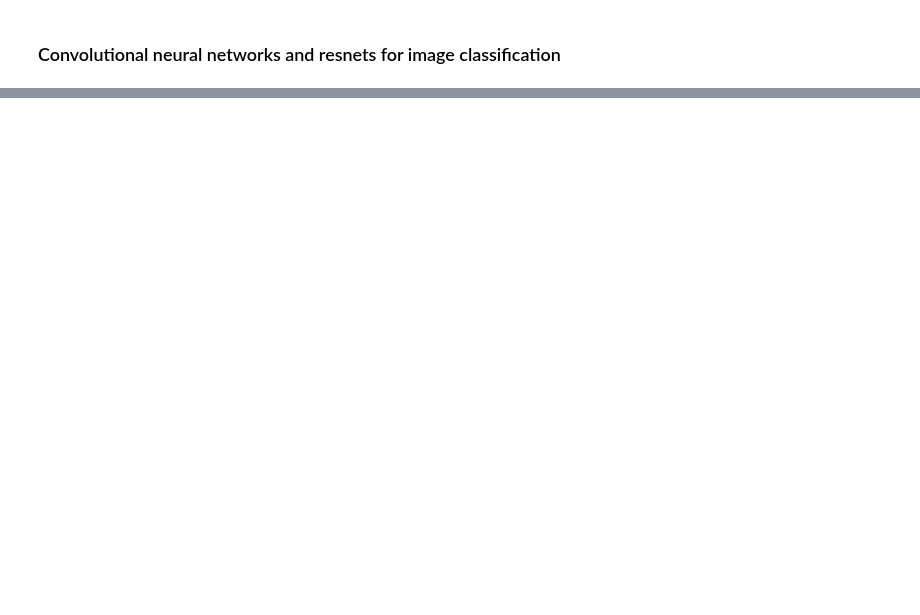
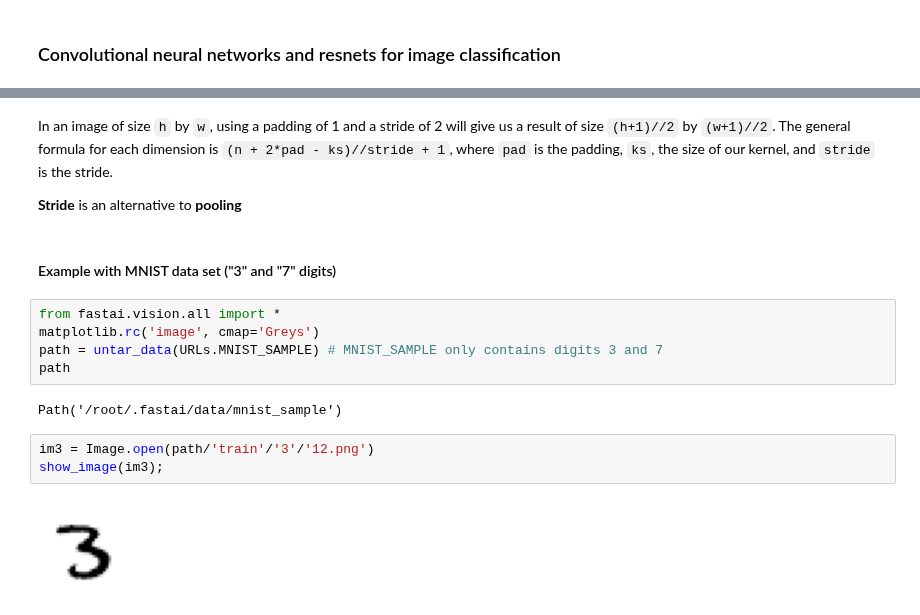
Before and after one commit to isa-ulisboa/greends-pml-2022-2023, a Jupyter notebook: ML_overview_with_examples.ipynb, the cells around one changed output, grey strips where cells are left out. Saved outputs shown, nothing was run; the diff lists cells and outputs as text; blank space fills up the shorter version.

```diff
--- a/ML_overview_with_examples.ipynb
+++ b/ML_overview_with_examples.ipynb
@@ -749,0 +790,18 @@ Then, calculations proceed to the following layer, and so on, until they reach
+# %% [markdown]
+In an image of size `h` by `w`, using a padding of 1 and a stride of 2 will give us a result of size `(h+1)//2` by `(w+1)//2`. The general formula for each dimension is `(n + 2*pad - ks)//stride + 1`, where `pad` is the padding, `ks`, the size of our kernel, and `stride` is the stride.
+
+**Stride** is an alternative to **pooling**
+# %% [markdown]
+#### Example with MNIST data set ("3" and "7" digits)
+# %%
+from fastai.vision.all import *
+matplotlib.rc('image', cmap='Greys')
+path = untar_data(URLs.MNIST_SAMPLE) # MNIST_SAMPLE only contains digits 3 and 7
+path
+# %% [output]
+Path('/root/.fastai/data/mnist_sample')
+# %%
+im3 = Image.open(path/'train'/'3'/'12.png')
+show_image(im3);
+# %% [output]
+[figure, added]
```
Also changed, not shown: parts of 40 cells of this notebook.
